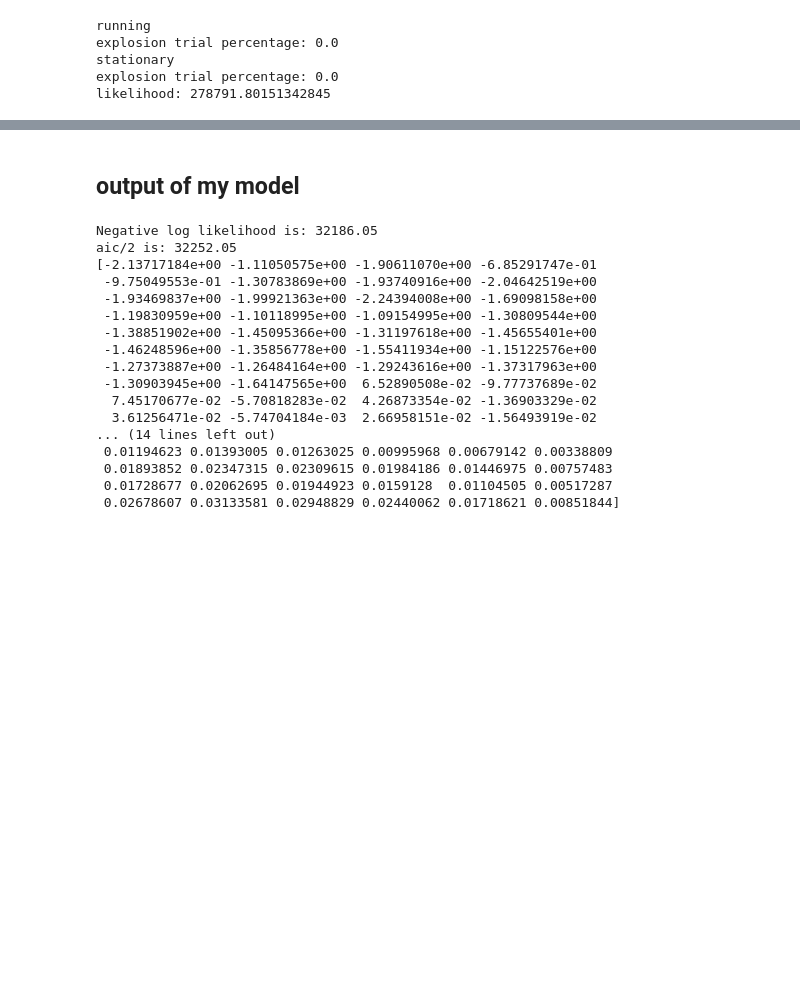
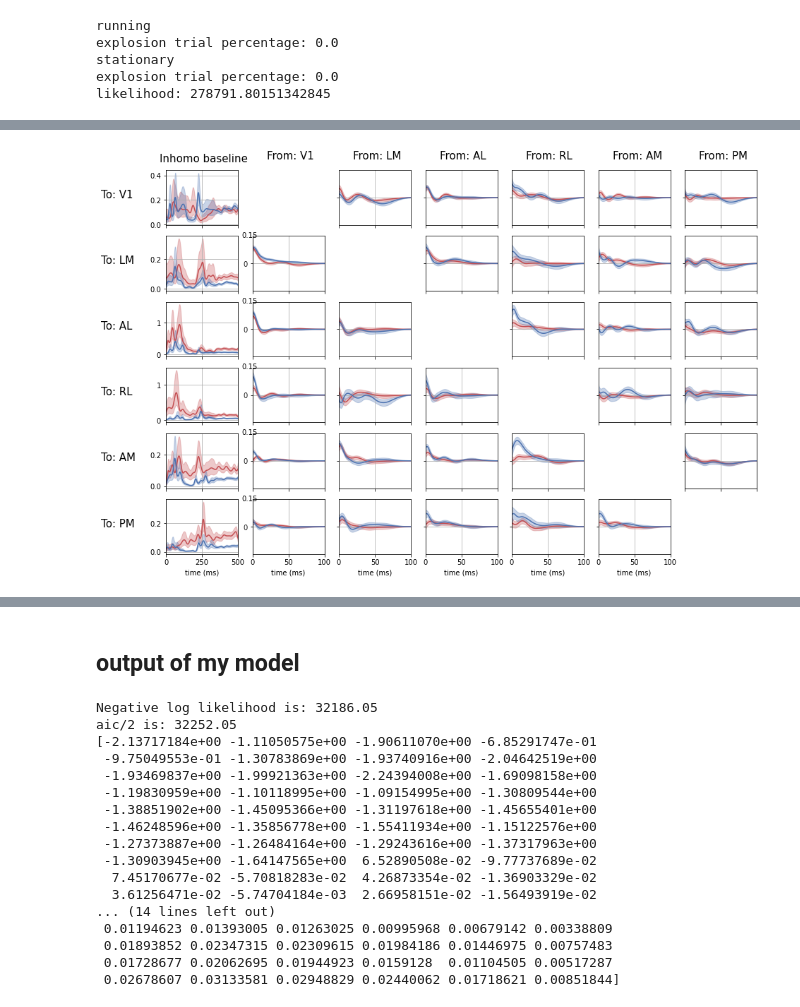
Before and after one commit to Qi-Xin/MultiNeuronGLM, a Jupyter notebook: check a bunch of details.ipynb, the cells around one changed output, grey strips where cells are left out. Cells and saved outputs as stored; diff of their text form; code cells hidden in the pictures; blank space fills up the shorter version.

```diff
--- a/check a bunch of details.ipynb
+++ b/check a bunch of details.ipynb
@@ -803,0 +895,5 @@ likelihood: 278791.80151342845
+# %%
+GLM.plot_filter_with_excursion(V1, stationary_filter, running_filter, inference=False, plot_baseline=True,
+                              plot_self=False)
+# %% [output]
+[figure, added]
```
Also changed, not shown: parts of 40 cells of this notebook, 2 other files.
